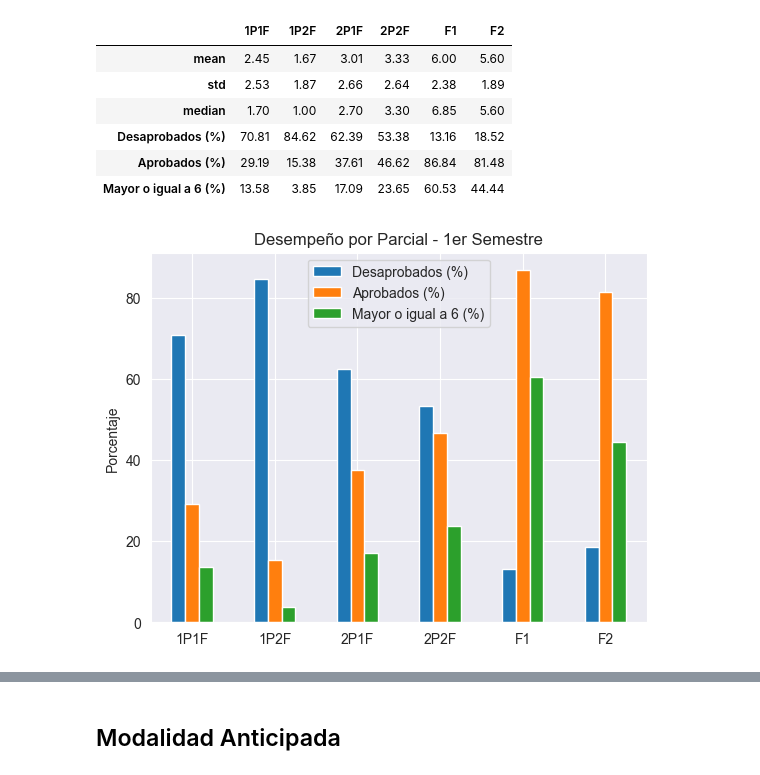
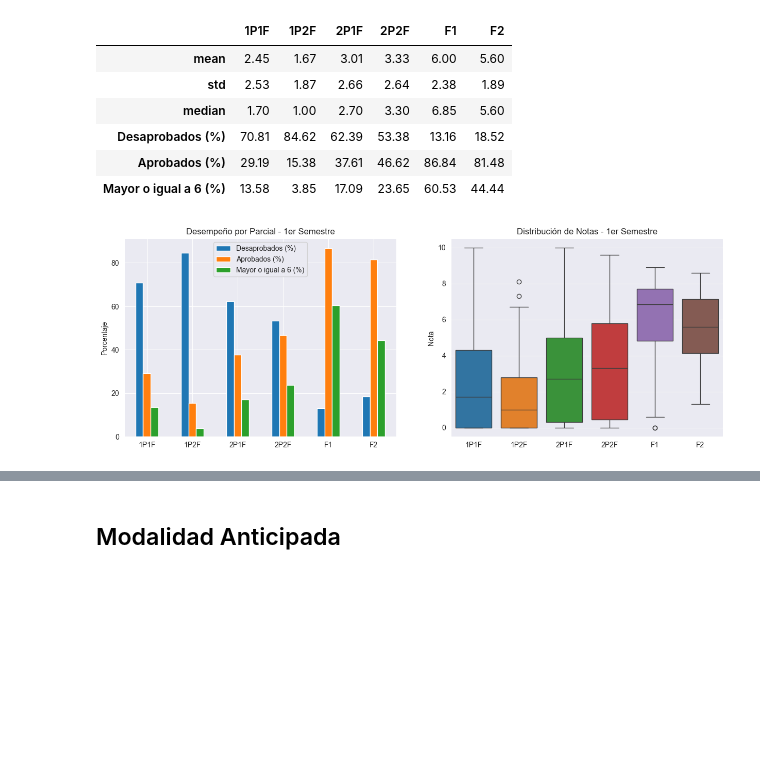
Before and after one commit to juanjogervasio/Intro-courses-analysis, a Jupyter notebook: notebooks/Analisis.ipynb, the cells around one changed output, grey strips where cells are left out. Cells and saved outputs as stored; diff of their text form; code cells hidden in the pictures; blank space fills up the shorter version.

Commit message:
Agrego comparación entre parciales y evolucion entre Fechas

```diff
--- a/notebooks/Analisis.ipynb
+++ b/notebooks/Analisis.ipynb
@@ -969,15 +1004,25 @@ parciales_1S
 | Aprobados (%) | 29.19 | 15.38 | 37.61 | 46.62 | 86.84 | 81.48 |
 | Mayor o igual a 6 (%) | 13.58 | 3.85 | 17.09 | 23.65 | 60.53 | 44.44 |
 # %%
-# Grafico los porcentajes de Aprobados y Desaprobados
+# Grafico los porcentajes de Aprobados y Desaprobados, y la distribución de notas de parciales
 datos = parciales_1S.transpose().reset_index() # Obtengo columna de labels como "index"
+parciales = ["1P1F", "1P2F", "2P1F", "2P2F", "F1", "F2"]
+Primer_Sem = mate_pi[ mate_pi["Tipo_Cursada"] == "1er Semestre" ][parciales] # Parciales de 1er Semestre
+
+fig, ax = plt.subplots(ncols=2, figsize=(15,5))
+# Desempeño por parcial
 datos.drop(columns=["mean", "std", "median"]).plot(
                             x="index",
-                            kind="bar")
-plt.xticks(rotation=0)
-plt.xlabel("")
-plt.ylabel("Porcentaje")
-plt.title("Desempeño por Parcial - 1er Semestre")
+                            kind="bar",
+                            ax=ax[0])
+ax[0].tick_params(axis="x", labelrotation=0)
+ax[0].set_xlabel("")
+ax[0].set_ylabel("Porcentaje")
+ax[0].set_title("Desempeño por Parcial - 1er Semestre")
+# Distribución de notas
+sns.boxplot(data=Primer_Sem, ax=ax[1])
+ax[1].set_title("Distribución de Notas - 1er Semestre")
+ax[1].set_ylabel("Nota")
 plt.show()
 # %% [output]
-[figure, old version]
+[figure, new version]
```
Also changed, not shown: parts of 28 cells of this notebook.
